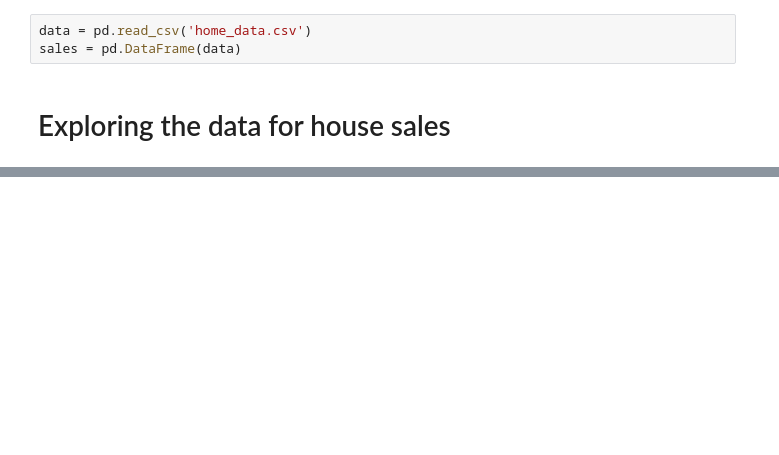
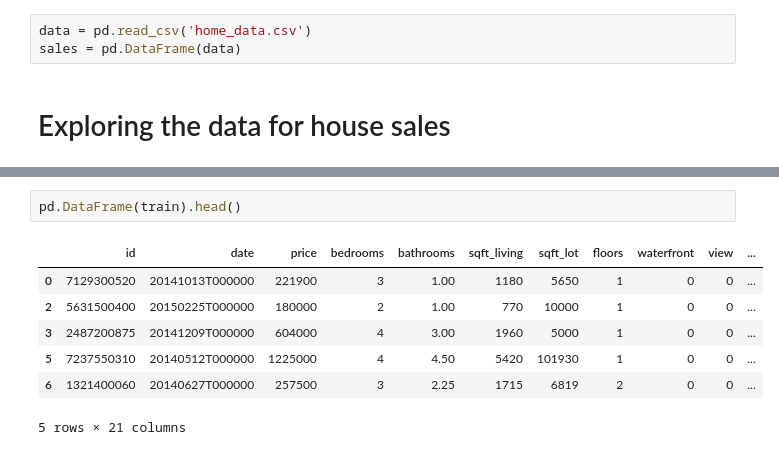
Before and after one commit to IsmaelEzequiel/Machine-Learning---Coursera, a Jupyter notebook: Lesson2/Predicting House Prices (Real Dataset).ipynb, the cells around one changed output, grey strips where cells are left out. Drawn from its saved outputs; the diff is of its cells as text; blank space fills up the shorter version.

```diff
--- a/Lesson2/Predicting House Prices (Real Dataset).ipynb
+++ b/Lesson2/Predicting House Prices (Real Dataset).ipynb
@@ -15,0 +46,10 @@ sales.show(view='Scatter Plot', x='sqft_living', y='price')
+# %%
+pd.DataFrame(train).head()
+# %% [output]
+|  | id | date | price | bedrooms | bathrooms | sqft_living | sqft_lot | floors | waterfront | view | ... |
+| 0 | 7129300520 | 20141013T000000 | 221900 | 3 | 1.00 | 1180 | 5650 | 1 | 0 | 0 | ... |
+| 2 | 5631500400 | 20150225T000000 | 180000 | 2 | 1.00 | 770 | 10000 | 1 | 0 | 0 | ... |
+| 3 | 2487200875 | 20141209T000000 | 604000 | 4 | 3.00 | 1960 | 5000 | 1 | 0 | 0 | ... |
+| 5 | 7237550310 | 20140512T000000 | 1225000 | 4 | 4.50 | 5420 | 101930 | 1 | 0 | 0 | ... |
+| 6 | 1321400060 | 20140627T000000 | 257500 | 3 | 2.25 | 1715 | 6819 | 2 | 0 | 0 | ... |
+5 rows × 21 columns
```
Also changed, not shown: parts of 10 cells of this notebook, 1 other file.
